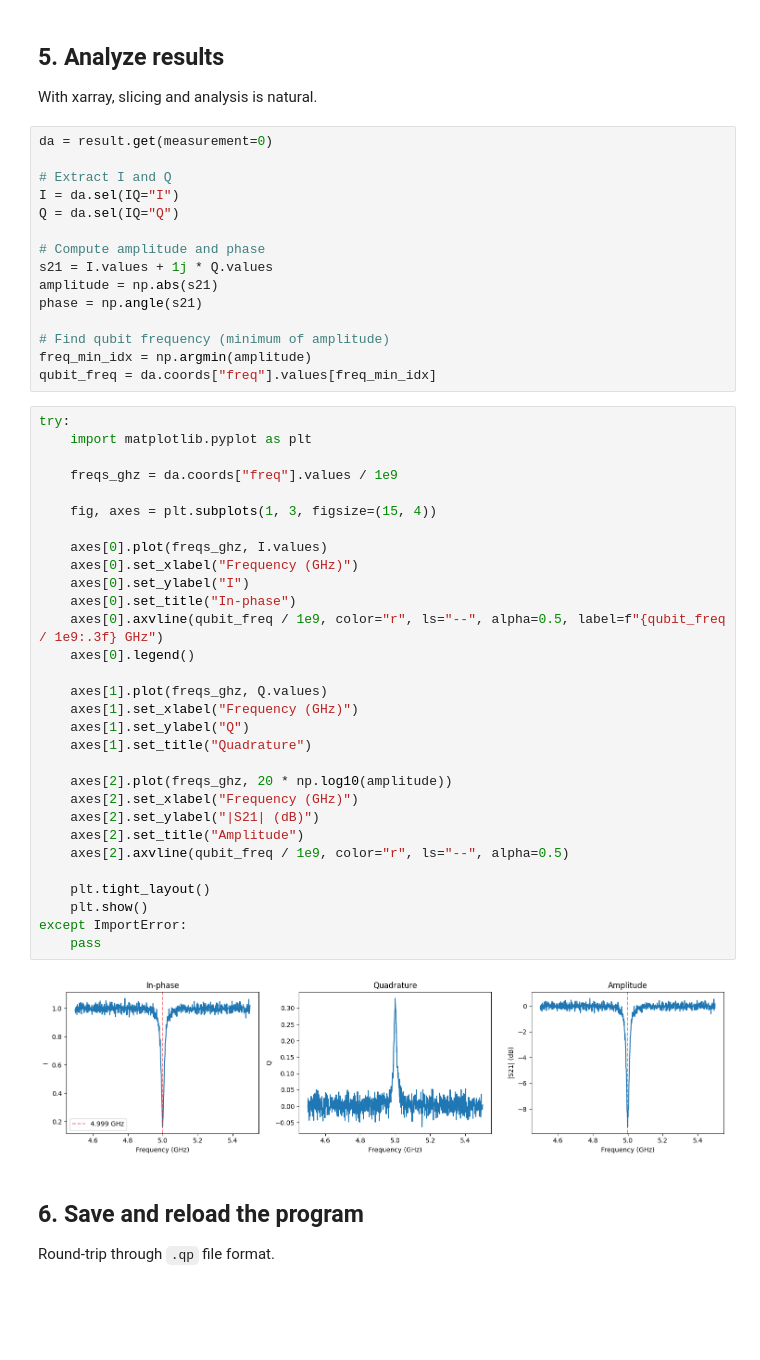
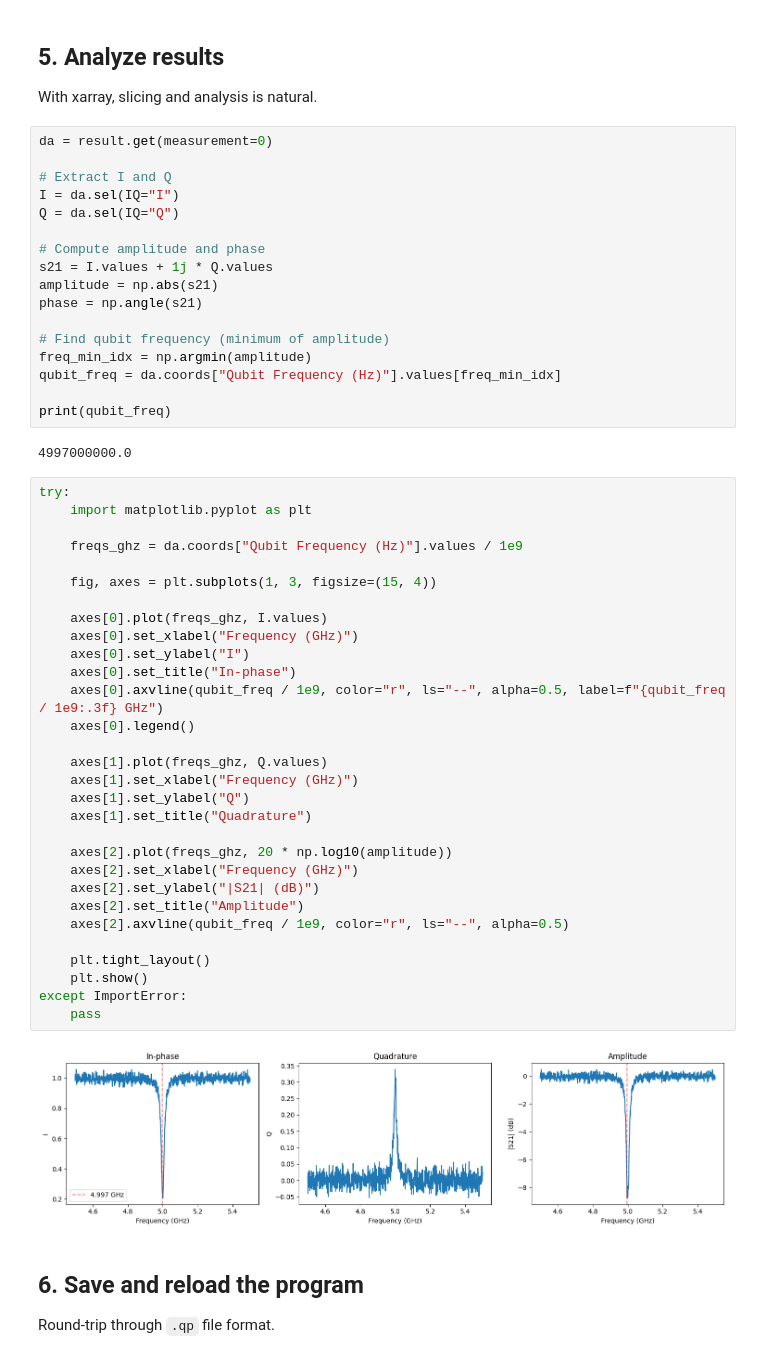
Before and after one commit to qilimanjaro-tech/qprogram, a Jupyter notebook: qprogram/.tmp/spectroscopy_example.ipynb, the cells around one changed output. Cells and saved outputs as stored; diff of their text form; blank space fills up the shorter version.

```diff
--- a/qprogram/.tmp/spectroscopy_example.ipynb
+++ b/qprogram/.tmp/spectroscopy_example.ipynb
@@ -115,39 +119,43 @@ phase = np.angle(s21)
 
 # Find qubit frequency (minimum of amplitude)
 freq_min_idx = np.argmin(amplitude)
-qubit_freq = da.coords["freq"].values[freq_min_idx]
+qubit_freq = da.coords["Qubit Frequency (Hz)"].values[freq_min_idx]
+
+print(qubit_freq)
+# %% [output]
+4997000000.0
 # %%
 try:
     import matplotlib.pyplot as plt
 
-    freqs_ghz = da.coords["freq"].values / 1e9
+    freqs_ghz = da.coords["Qubit Frequency (Hz)"].values / 1e9
 
     fig, axes = plt.subplots(1, 3, figsize=(15, 4))
 
     axes[0].plot(freqs_ghz, I.values)
     axes[0].set_xlabel("Frequency (GHz)")
     axes[0].set_ylabel("I")
     axes[0].set_title("In-phase")
     axes[0].axvline(qubit_freq / 1e9, color="r", ls="--", alpha=0.5, label=f"{qubit_freq / 1e9:.3f} GHz")
     axes[0].legend()
 
     axes[1].plot(freqs_ghz, Q.values)
     axes[1].set_xlabel("Frequency (GHz)")
     axes[1].set_ylabel("Q")
     axes[1].set_title("Quadrature")
 
     axes[2].plot(freqs_ghz, 20 * np.log10(amplitude))
     axes[2].set_xlabel("Frequency (GHz)")
     axes[2].set_ylabel("|S21| (dB)")
     axes[2].set_title("Amplitude")
     axes[2].axvline(qubit_freq / 1e9, color="r", ls="--", alpha=0.5)
 
     plt.tight_layout()
     plt.show()
 except ImportError:
     pass
 # %% [output]
-[figure, old version]
+[figure, new version]
 # %% [markdown]
 ## 6. Save and reload the program
 
```
Also changed, not shown: parts of 5 cells of this notebook, 9 other files.
